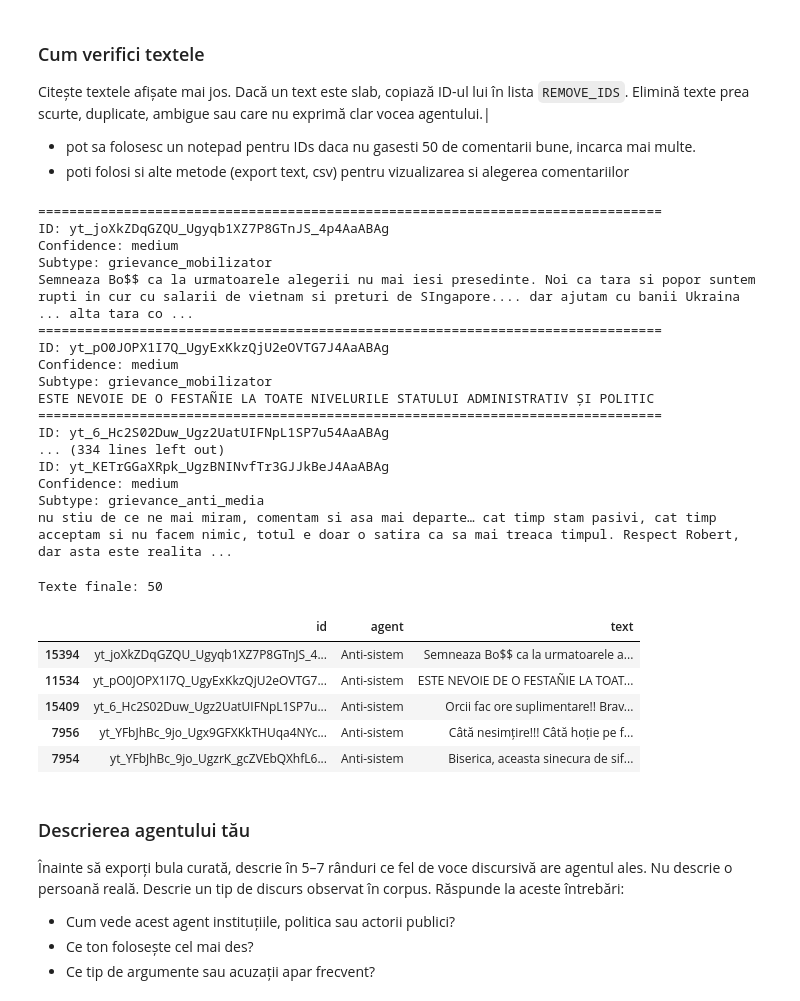
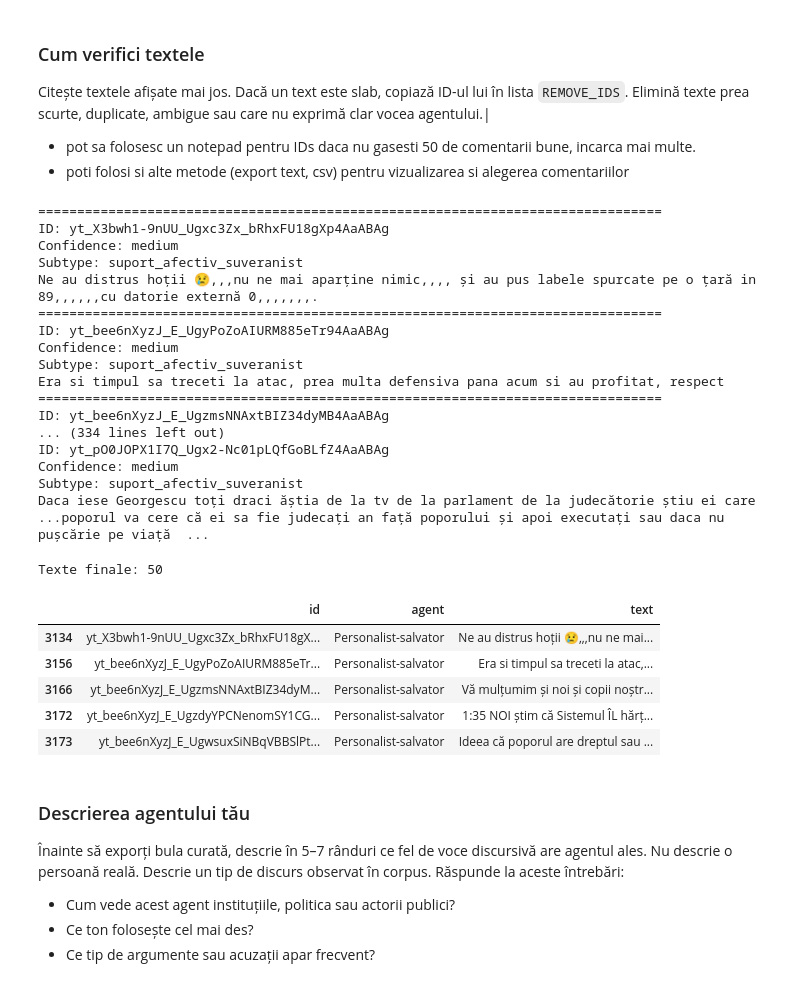
Before and after one commit to AIE-2026/echochamber-project-team-6, a Jupyter notebook: notebooks/student_01/C5_01_explore_typed_corpus.ipynb, the cells around one changed output. Cells and saved outputs as stored; diff of their text form; code cells hidden in the pictures.

```diff
--- a/notebooks/student_01/C5_01_explore_typed_corpus.ipynb
+++ b/notebooks/student_01/C5_01_explore_typed_corpus.ipynb
@@ -271,7 +271,7 @@ AGENTS = {
     },
 }
 
-MY_AGENT = " -------------------------"  # Alegeți unul dintre agenți: "Personalist-salvator", "Anti-sistem", "Anti-suveranist", "Conspiraționist", "Pro-european"
+MY_AGENT = "Personalist-salvator"  # Alegeți unul dintre agenți: "Personalist-salvator", "Anti-sistem", "Anti-suveranist", "Conspiraționist", "Pro-european"
 
 meta = AGENTS[MY_AGENT]
 
@@ -311,51 +311,53 @@ for _, row in my_df.head(70).iterrows():
     print(row["text"][:700])
 # %% [output]
 ================================================================================
-ID: yt_joXkZDqGZQU_Ugyqb1XZ7P8GTnJS_4p4AaABAg
+ID: yt_X3bwh1-9nUU_Ugxc3Zx_bRhxFU18gXp4AaABAg
 Confidence: medium
-Subtype: grievance_mobilizator
-Semneaza Bo$$ ca la urmatoarele alegerii nu mai iesi presedinte. Noi ca tara si popor suntem rupti in cur cu salarii de vietnam si preturi de SIngapore.... dar ajutam cu banii Ukraina ... alta tara co ...
+Subtype: suport_afectiv_suveranist
+Ne au distrus hoții 😢,,,nu ne mai aparține nimic,,,, și au pus labele spurcate pe o țară in 89,,,,,,cu datorie externă 0,,,,,,,.
 ================================================================================
-ID: yt_pO0JOPX1I7Q_UgyExKkzQjU2eOVTG7J4AaABAg
+ID: yt_bee6nXyzJ_E_UgyPoZoAIURM885eTr94AaABAg
 Confidence: medium
-Subtype: grievance_mobilizator
-ESTE NEVOIE DE O FESTAÑIE LA TOATE NIVELURILE STATULUI ADMINISTRATIV ȘI POLITIC
+Subtype: suport_afectiv_suveranist
+Era si timpul sa treceti la atac, prea multa defensiva pana acum si au profitat, respect
 ================================================================================
-ID: yt_6_Hc2S02Duw_Ugz2UatUIFNpL1SP7u54AaABAg
+ID: yt_bee6nXyzJ_E_UgzmsNNAxtBIZ34dyMB4AaABAg
 ... (334 lines left out)
-ID: yt_KETrGGaXRpk_UgzBNINvfTr3GJJkBeJ4AaABAg
+ID: yt_pO0JOPX1I7Q_Ugx2-Nc01pLQfGoBLfZ4AaABAg
 Confidence: medium
-Subtype: grievance_anti_media
-nu stiu de ce ne mai miram, comentam si asa mai departe… cat timp stam pasivi, cat timp acceptam si nu facem nimic, totul e doar o satira ca sa mai treaca timpul. Respect Robert, dar asta este realita ...
+Subtype: suport_afectiv_suveranist
+Daca iese Georgescu toți draci ăștia de la tv de la parlament de la judecătorie știu ei care ...poporul va cere că ei sa fie judecați an față poporului și apoi executați sau daca nu pușcărie pe viață  ...
 # %%
 # elimin textele slabe și păstrez 50
 
 REMOVE_IDS = [
-    # pune aici ID-urile textelor slabe
+    "yt_bnbjgKIS5Dw_UgyNihAAhbiS3XFSRQ54AaABAg"
+    "yt_WB_bGPi4oK4_UgzFVRCCvWGkjOajJ_h4AaABAg"
+    "yt_WB_bGPi4oK4_UgzA_H-9NwOIMLfh5094AaABAg"
 ]
 
 clean_df = (
     my_df[~my_df["id"].isin(REMOVE_IDS)]
     .head(50)
     .copy()
 )
 
 clean_df["agent"] = MY_AGENT
 clean_df["slug"] = meta["slug"]
 clean_df["personality"] = meta["personality"]
 clean_df["speaks"] = meta["speaks"]
 clean_df["definition"] = meta["definition"]
 
 print("Texte finale:", len(clean_df))
 clean_df[["id", "agent", "text"]].head()
 # %% [output]
 Texte finale: 50
 |  | id | agent | text |
-| 15394 | yt_joXkZDqGZQU_Ugyqb1XZ7P8GTnJS_4... | Anti-sistem | Semneaza Bo$$ ca la urmatoarele a... |
-| 11534 | yt_pO0JOPX1I7Q_UgyExKkzQjU2eOVTG7... | Anti-sistem | ESTE NEVOIE DE O FESTAÑIE LA TOAT... |
-| 15409 | yt_6_Hc2S02Duw_Ugz2UatUIFNpL1SP7u... | Anti-sistem | Orcii fac ore suplimentare!! Brav... |
-| 7956 | yt_YFbJhBc_9jo_Ugx9GFXKkTHUqa4NYc... | Anti-sistem | Câtă nesimțire!!! Câtă hoție pe f... |
-| 7954 | yt_YFbJhBc_9jo_UgzrK_gcZVEbQXhfL6... | Anti-sistem | Biserica, aceasta sinecura de sif... |
+| 3134 | yt_X3bwh1-9nUU_Ugxc3Zx_bRhxFU18gX... | Personalist-salvator | Ne au distrus hoții 😢,,,nu ne mai... |
+| 3156 | yt_bee6nXyzJ_E_UgyPoZoAIURM885eTr... | Personalist-salvator | Era si timpul sa treceti la atac,... |
+| 3166 | yt_bee6nXyzJ_E_UgzmsNNAxtBIZ34dyM... | Personalist-salvator | Vă mulțumim și noi și copii noștr... |
+| 3172 | yt_bee6nXyzJ_E_UgzdyYPCNenomSY1CG... | Personalist-salvator | 1:35 NOI știm că Sistemul ÎL hărț... |
+| 3173 | yt_bee6nXyzJ_E_UgwsuxSiNBqVBBSlPt... | Personalist-salvator | Ideea că poporul are dreptul sau ... |
 # %% [markdown]
 ### Descrierea agentului tău
 Înainte să exporți bula curată, descrie în 5–7 rânduri ce fel de voce discursivă are agentul ales.
```
Also changed, not shown: parts of 3 cells of this notebook.
